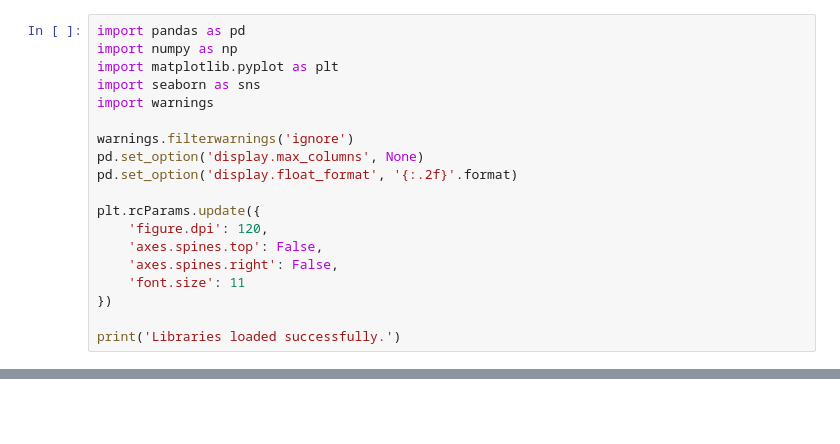
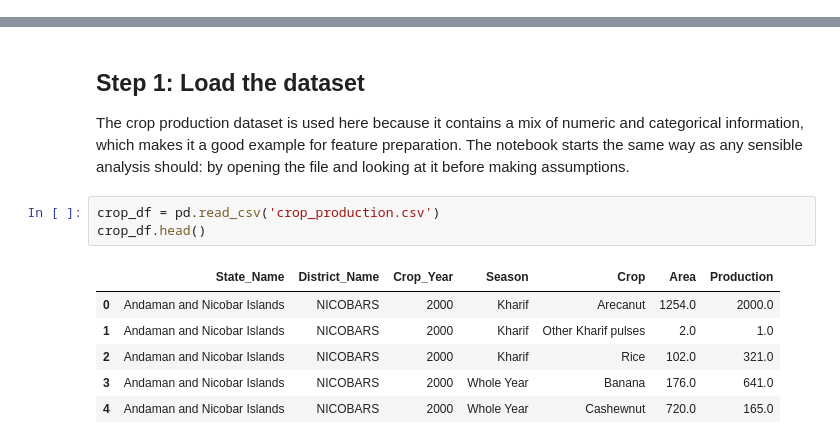
Before and after one commit to krypton-arch/ML-lab-2547156, a Jupyter notebook: Lab2/254715Lab2.ipynb, the cells around one changed output, grey strips where cells are left out. Drawn from its saved outputs; the diff is of its cells as text; blank space fills up the shorter version.

```diff
--- a/Lab2/254715Lab2.ipynb
+++ b/Lab2/254715Lab2.ipynb
@@ -13,19 +0,0 @@ This notebook is the Lab 1 preprocessing notebook for the crop dataset, compleme
-# %%
-import pandas as pd
-import numpy as np
-import matplotlib.pyplot as plt
-import seaborn as sns
-import warnings
-
-warnings.filterwarnings('ignore')
-pd.set_option('display.max_columns', None)
-pd.set_option('display.float_format', '{:.2f}'.format)
-
-plt.rcParams.update({
-    'figure.dpi': 120,
-    'axes.spines.top': False,
-    'axes.spines.right': False,
-    'font.size': 11
-})
-
-print('Libraries loaded successfully.')
@@ -510,0 +24,13 @@ Total remaining nulls : 0
+# %% [markdown]
+## Step 1: Load the dataset
+The crop production dataset is used here because it contains a mix of numeric and categorical information, which makes it a good example for feature preparation. The notebook starts the same way as any sensible analysis should: by opening the file and looking at it before making assumptions.
+# %%
+crop_df = pd.read_csv('crop_production.csv')
+crop_df.head()
+# %% [output]
+|  | State_Name | District_Name | Crop_Year | Season | Crop | Area | Production |
+| 0 | Andaman and Nicobar Islands | NICOBARS | 2000 | Kharif | Arecanut | 1254.0 | 2000.0 |
+| 1 | Andaman and Nicobar Islands | NICOBARS | 2000 | Kharif | Other Kharif pulses | 2.0 | 1.0 |
+| 2 | Andaman and Nicobar Islands | NICOBARS | 2000 | Kharif | Rice | 102.0 | 321.0 |
+| 3 | Andaman and Nicobar Islands | NICOBARS | 2000 | Whole Year | Banana | 176.0 | 641.0 |
+| 4 | Andaman and Nicobar Islands | NICOBARS | 2000 | Whole Year | Cashewnut | 720.0 | 165.0 |
```
Also changed, not shown: parts of 43 cells of this notebook, 5 other files.
